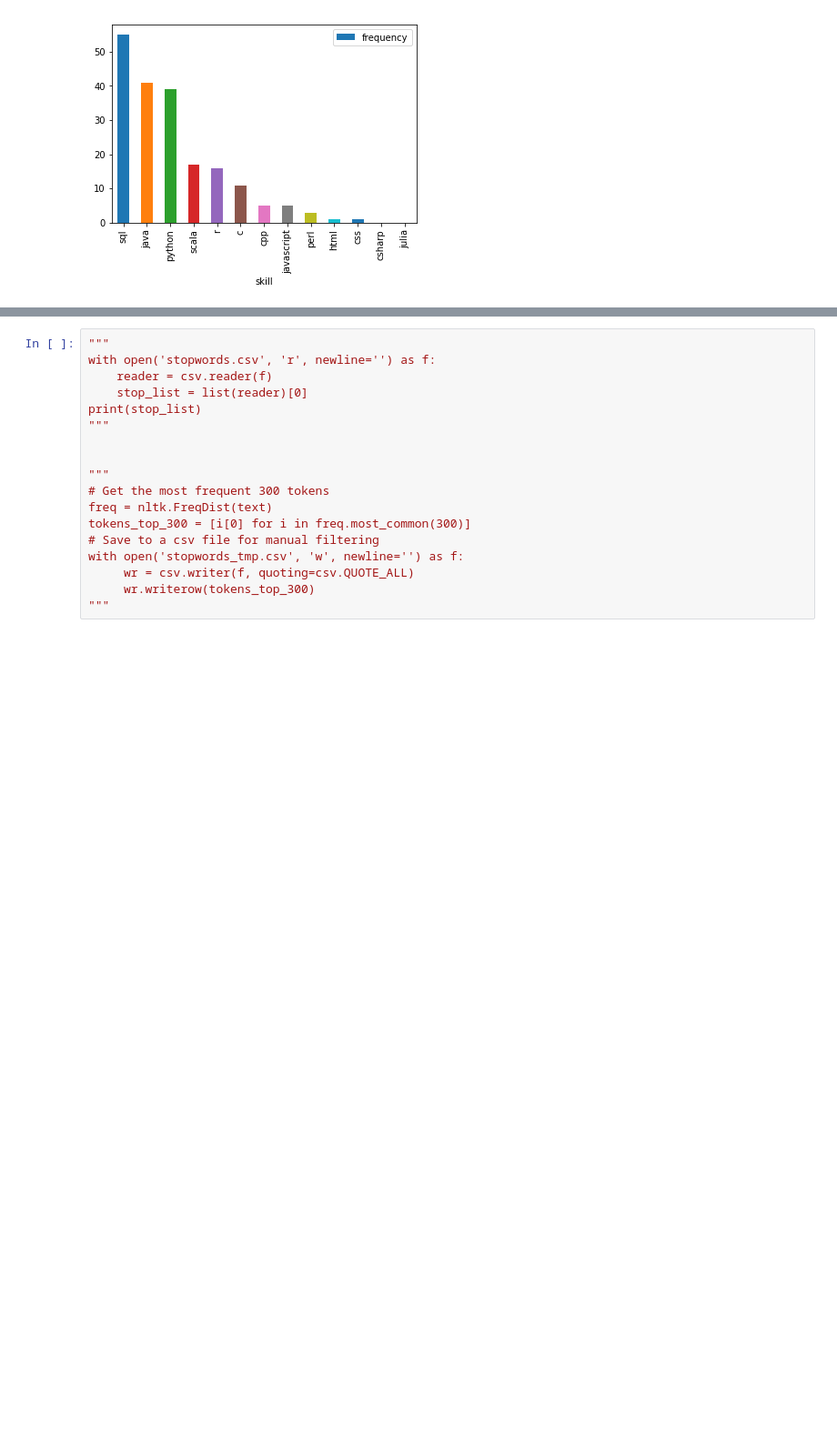
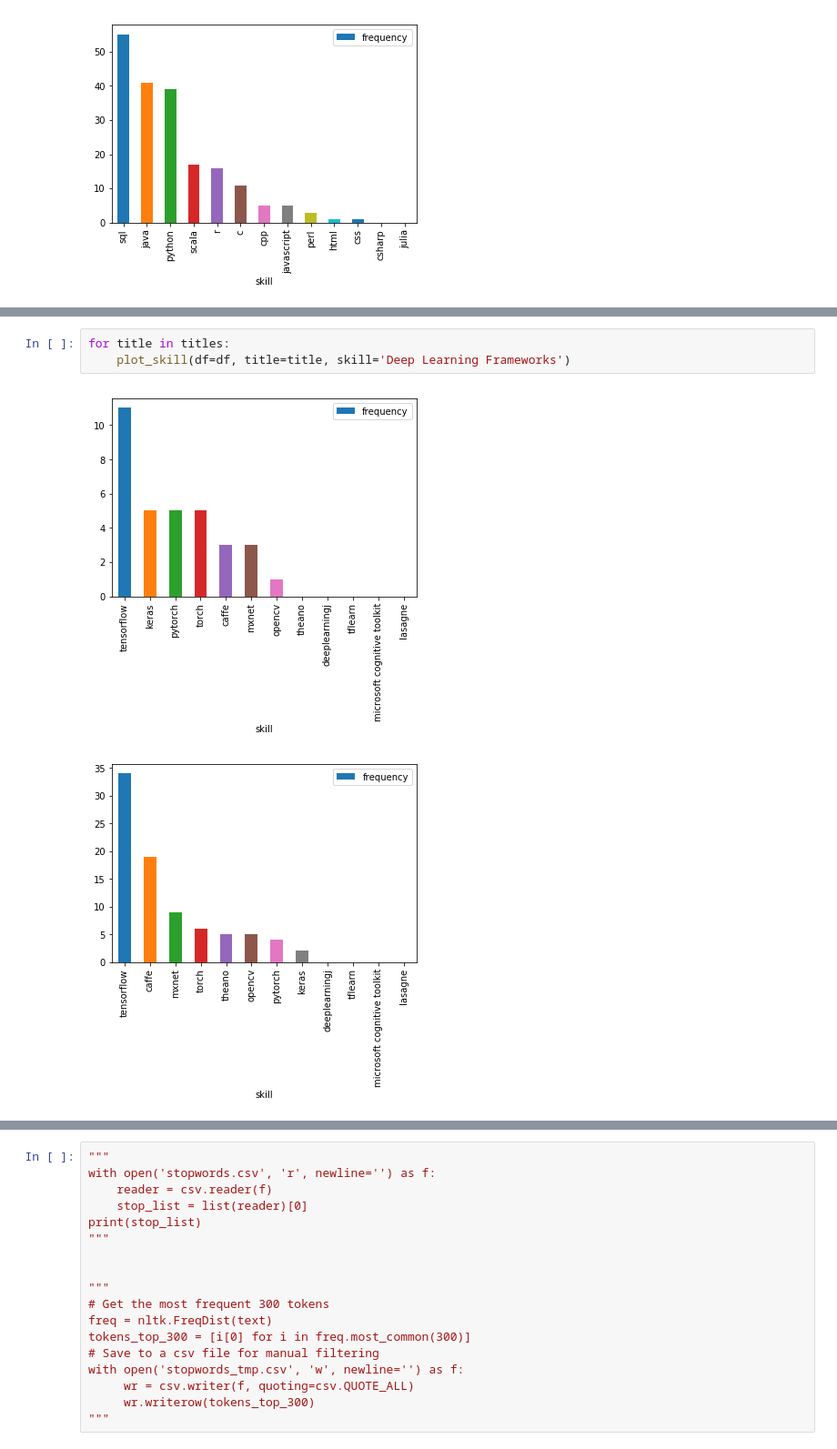
Before and after one commit to georgeliu1998/ideal_profiles, a Jupyter notebook: ideal_profiles_2.ipynb, the cells around one changed output, grey strips where cells are left out. Shown at 91% size. Cells and saved outputs as stored; diff of their text form; blank space fills up the shorter version.

```diff
--- a/ideal_profiles_2.ipynb
+++ b/ideal_profiles_2.ipynb
@@ -157,0 +165,6 @@ for title in titles:
+# %%
+for title in titles:
+    plot_skill(df=df, title=title, skill='Deep Learning Frameworks')
+# %% [output]
+[figure, added]
+[figure, added]
```
Also changed, not shown: parts of 6 cells of this notebook.
